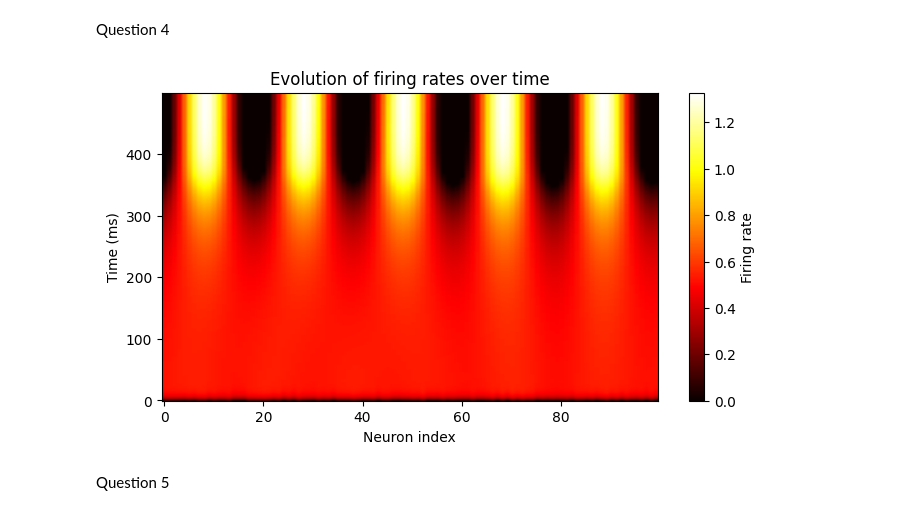
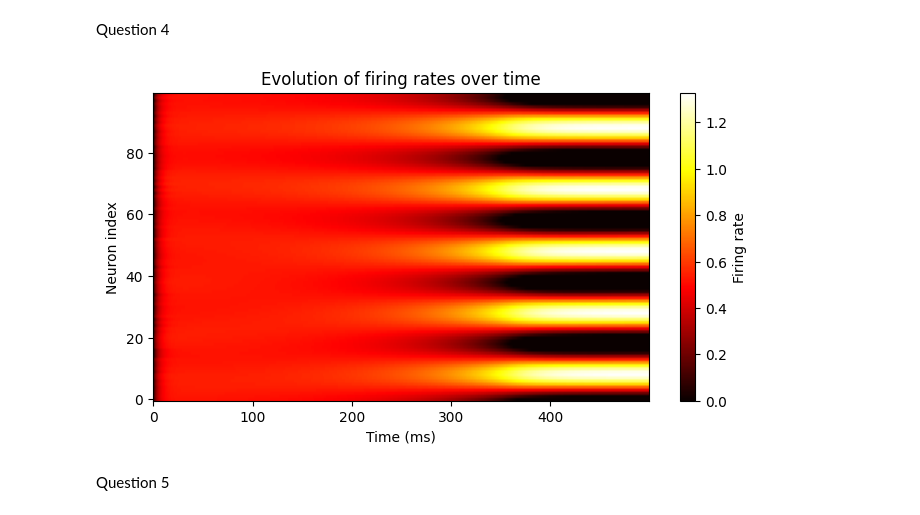
Before and after one commit to maelle-cvd/Neuronal-Dynamics, a Jupyter notebook: MP2.ipynb, the cells around one changed output. Saved outputs shown, nothing was run; the diff lists cells and outputs as text; code cells hidden in the pictures.

```diff
--- a/MP2.ipynb
+++ b/MP2.ipynb
@@ -85,37 +87,37 @@ s = np.random.uniform(0, 0.1, M)
 # Store firing rates of every neuron over time
 r_history = np.zeros((T,M))
 
 # Simulation loop
 for t in range(T):
     #ReLU firing rates over time
     r = np.maximum(0,s)
     # Store activity
     r_history[t] = r
     # Recurrent input with periodic boundary conditions
     I_rec = convolve1d(r, weights, mode='wrap')
     # Differential equation
     dsdt = (-s + I_rec + B) / tau
     # Forwars Euler update
     s = s + dt * dsdt
 
 # Heatmap of firing rates
 plt.figure(figsize=(8,4))
 
 plt.imshow(
-    r_history,
+    r_history.T,
     aspect='auto',
     origin='lower',
     cmap='hot'
 )
 
 plt.colorbar(label='Firing rate')
-plt.xlabel('Neuron index')
-plt.ylabel('Time (ms)')
+plt.xlabel('Time (ms)')
+plt.ylabel('Neuron index')
 plt.title('Evolution of firing rates over time')
 
 plt.show()
 # %% [output]
-[figure, old version]
+[figure, new version]
 # %% [markdown]
 Question 5
 # %% [markdown]
```
Also changed, not shown: parts of 28 cells of this notebook.
